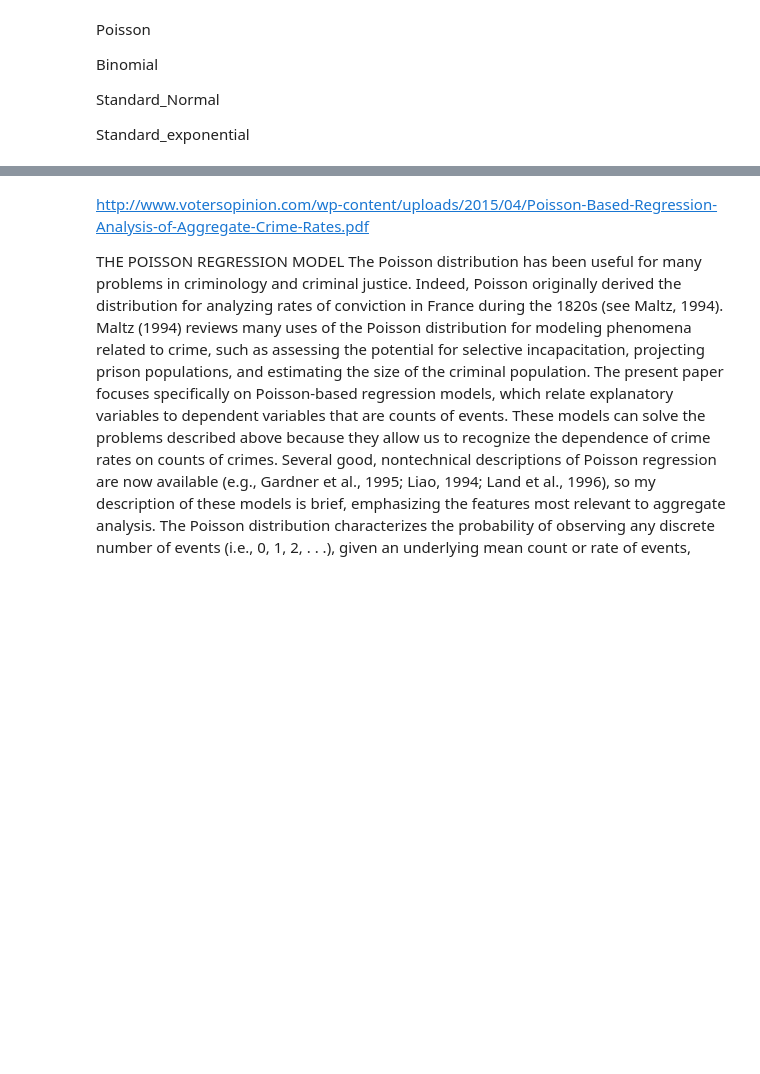
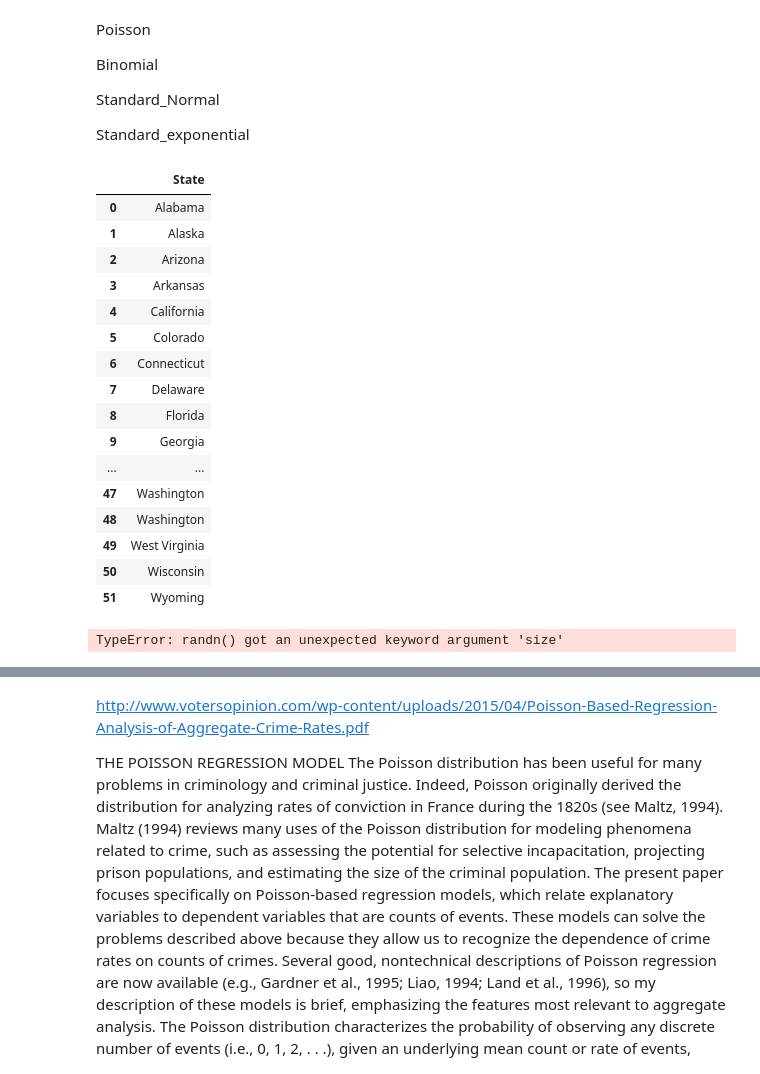
Before and after one commit to Gerrydh/Programming-for-DA-Project, a Jupyter notebook: Programming for Data Analysis- Project 2018.ipynb, the cells around one changed output, grey strips where cells are left out. Saved outputs shown, nothing was run; the diff lists cells and outputs as text; code cells hidden in the pictures; blank space fills up the shorter version.

```diff
--- a/Programming for Data Analysis- Project 2018.ipynb
+++ b/Programming for Data Analysis- Project 2018.ipynb
@@ -108,0 +112,27 @@ Standard_exponential
+# %%
+df = pd.read_csv('States.csv')
+# %%
+df
+# %% [output]
+|  | State |
+| 0 | Alabama |
+| 1 | Alaska |
+| 2 | Arizona |
+| 3 | Arkansas |
+| 4 | California |
+| 5 | Colorado |
+| 6 | Connecticut |
+| 7 | Delaware |
+| 8 | Florida |
+| 9 | Georgia |
+| ... | ... |
+| 47 | Washington |
+| 48 | Washington |
+| 49 | West Virginia |
+| 50 | Wisconsin |
+| 51 | Wyoming |
+# %%
+sampl = np.random.uniform(low=597364, high=39563365, size=(51,))
+sampl
+# %% [output]
+TypeError: randn() got an unexpected keyword argument 'size'
```
Also changed, not shown: parts of 7 cells of this notebook, 1 other file.
